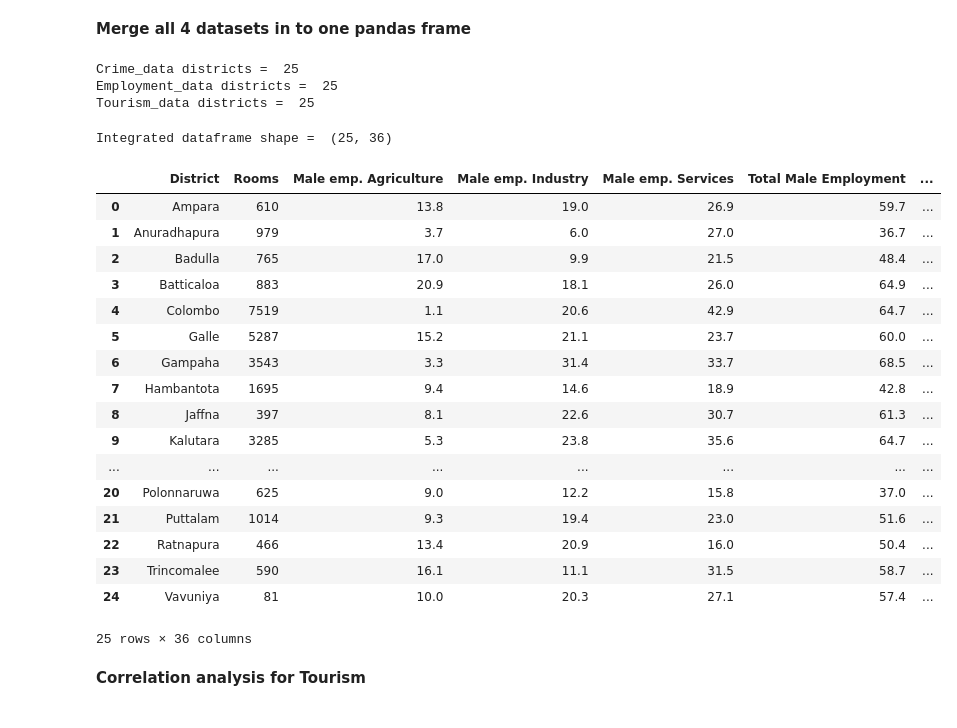
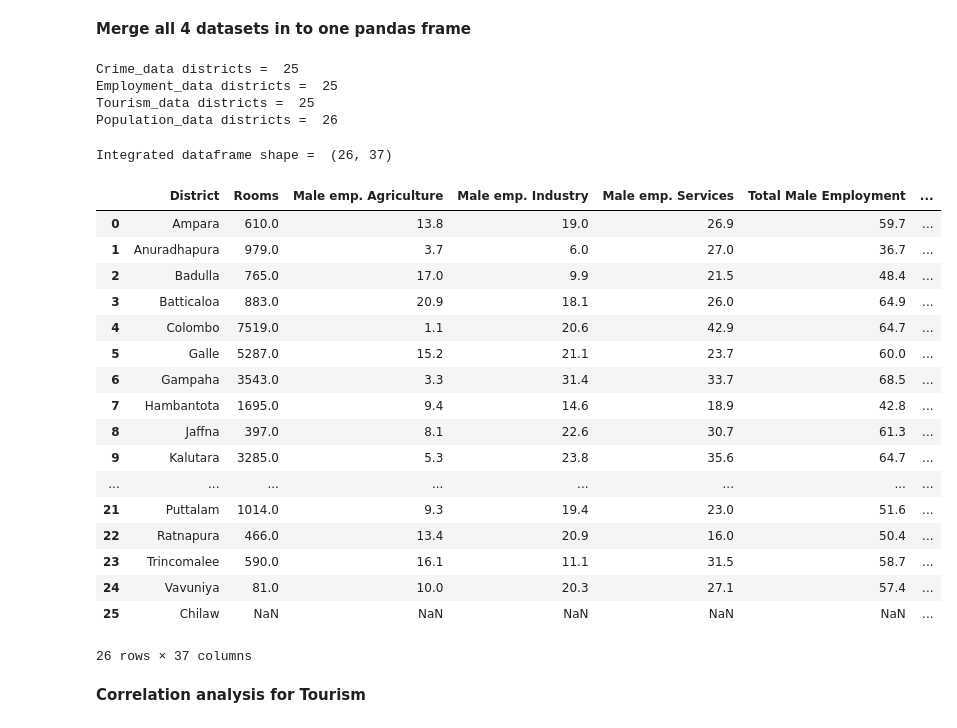
Before and after one commit to PraAnj/gov.lk.data.analysis, a Jupyter notebook: src/crime_analysis.ipynb, the cells around one changed output. Cells and saved outputs as stored; diff of their text form; code cells hidden in the pictures.

```diff
--- a/src/crime_analysis.ipynb
+++ b/src/crime_analysis.ipynb
@@ -133,0 +136,5 @@ copy_To_Plot.plot(kind='barh', stacked=True, figsize=[16,6], colormap='winter')
+# %%
+population_data = pd.read_csv('../data/population_by_district_in_census_years.csv')
+
+population_data = population_data.sort_values(by = ['District'])
+population_data
@@ -133,0 +159,20 @@ copy_To_Plot.plot(kind='barh', stacked=True, figsize=[16,6], colormap='winter')
+# %%
+import statsmodels.formula.api as sm
+from sklearn.linear_model import LinearRegression
+
+result = sm.ols(formula='Q("1963") ~ Q("1953")', data=population_data.dropna()).fit()
+population_data['1963'] = population_data['1963'].fillna(result.predict(population_data['1953']))
+
+result = sm.ols(formula='Q("1971") ~ Q("1963")', data=population_data.dropna()).fit()
+population_data['1971'] = population_data['1971'].fillna(result.predict(population_data['1963']))
+
+result = sm.ols(formula='Q("1981") ~ Q("1971")', data=population_data.dropna()).fit()
+population_data['1981'] = population_data['1981'].fillna(result.predict(population_data['1971']))
+
+result = sm.ols(formula='Q("2001") ~ Q("1981")', data=population_data.dropna()).fit()
+population_data['2001'] = population_data['2001'].fillna(result.predict(population_data['1981']))
+
+result = sm.ols(formula='Q("2012") ~ Q("2001")', data=population_data.dropna()).fit()
+population_data['2012'] = population_data['2012'].fillna(result.predict(population_data['2001']))
+
+population_data.head(10)
@@ -138,37 +195,40 @@ copy_To_Plot.plot(kind='barh', stacked=True, figsize=[16,6], colormap='winter')
 print('Crime_data districts = ', len(crime_data.District.unique()))
 print('Employment_data districts = ', len(emplyment_data.District.unique()))
 print('Tourism_data districts = ', len(room_count_by_district.District.unique()))
+print('Population_data districts = ', len(population_data.District.unique()))
 # %% [output]
 Crime_data districts =  25
 Employment_data districts =  25
 Tourism_data districts =  25
+Population_data districts =  26
 # %%
 result = pd.merge(room_count_by_district, emplyment_data, on='District', how='outer')
 result = pd.merge(result, crime_data, on='District', how='outer')
+result = pd.merge(result, population_data[['District','2012']], on='District', how='outer')
 
 print ('Integrated dataframe shape = ', result.shape)
 result.to_csv('../data/integrated_data.csv')
 result.head(50)
 # %% [output]
-Integrated dataframe shape =  (25, 36)
+Integrated dataframe shape =  (26, 37)
 |  | District | Rooms | Male emp. Agriculture | Male emp. Industry | Male emp. Services | Total Male Employment | ... |
-| 0 | Ampara | 610 | 13.8 | 19.0 | 26.9 | 59.7 | ... |
-| 1 | Anuradhapura | 979 | 3.7 | 6.0 | 27.0 | 36.7 | ... |
-| 2 | Badulla | 765 | 17.0 | 9.9 | 21.5 | 48.4 | ... |
-| 3 | Batticaloa | 883 | 20.9 | 18.1 | 26.0 | 64.9 | ... |
-| 4 | Colombo | 7519 | 1.1 | 20.6 | 42.9 | 64.7 | ... |
-| 5 | Galle | 5287 | 15.2 | 21.1 | 23.7 | 60.0 | ... |
-| 6 | Gampaha | 3543 | 3.3 | 31.4 | 33.7 | 68.5 | ... |
-| 7 | Hambantota | 1695 | 9.4 | 14.6 | 18.9 | 42.8 | ... |
-| 8 | Jaffna | 397 | 8.1 | 22.6 | 30.7 | 61.3 | ... |
-| 9 | Kalutara | 3285 | 5.3 | 23.8 | 35.6 | 64.7 | ... |
+| 0 | Ampara | 610.0 | 13.8 | 19.0 | 26.9 | 59.7 | ... |
+| 1 | Anuradhapura | 979.0 | 3.7 | 6.0 | 27.0 | 36.7 | ... |
+| 2 | Badulla | 765.0 | 17.0 | 9.9 | 21.5 | 48.4 | ... |
+| 3 | Batticaloa | 883.0 | 20.9 | 18.1 | 26.0 | 64.9 | ... |
+| 4 | Colombo | 7519.0 | 1.1 | 20.6 | 42.9 | 64.7 | ... |
+| 5 | Galle | 5287.0 | 15.2 | 21.1 | 23.7 | 60.0 | ... |
+| 6 | Gampaha | 3543.0 | 3.3 | 31.4 | 33.7 | 68.5 | ... |
+| 7 | Hambantota | 1695.0 | 9.4 | 14.6 | 18.9 | 42.8 | ... |
+| 8 | Jaffna | 397.0 | 8.1 | 22.6 | 30.7 | 61.3 | ... |
+| 9 | Kalutara | 3285.0 | 5.3 | 23.8 | 35.6 | 64.7 | ... |
 | ... | ... | ... | ... | ... | ... | ... | ... |
-| 20 | Polonnaruwa | 625 | 9.0 | 12.2 | 15.8 | 37.0 | ... |
-| 21 | Puttalam | 1014 | 9.3 | 19.4 | 23.0 | 51.6 | ... |
-| 22 | Ratnapura | 466 | 13.4 | 20.9 | 16.0 | 50.4 | ... |
-| 23 | Trincomalee | 590 | 16.1 | 11.1 | 31.5 | 58.7 | ... |
-| 24 | Vavuniya | 81 | 10.0 | 20.3 | 27.1 | 57.4 | ... |
+| 21 | Puttalam | 1014.0 | 9.3 | 19.4 | 23.0 | 51.6 | ... |
+| 22 | Ratnapura | 466.0 | 13.4 | 20.9 | 16.0 | 50.4 | ... |
+| 23 | Trincomalee | 590.0 | 16.1 | 11.1 | 31.5 | 58.7 | ... |
+| 24 | Vavuniya | 81.0 | 10.0 | 20.3 | 27.1 | 57.4 | ... |
+| 25 | Chilaw | NaN | NaN | NaN | NaN | NaN | ... |
-25 rows × 36 columns
+26 rows × 37 columns
 # %% [markdown]
 **Correlation analysis for Tourism**
 # %%
```
Also changed, not shown: parts of 8 cells of this notebook, 2 other files.
